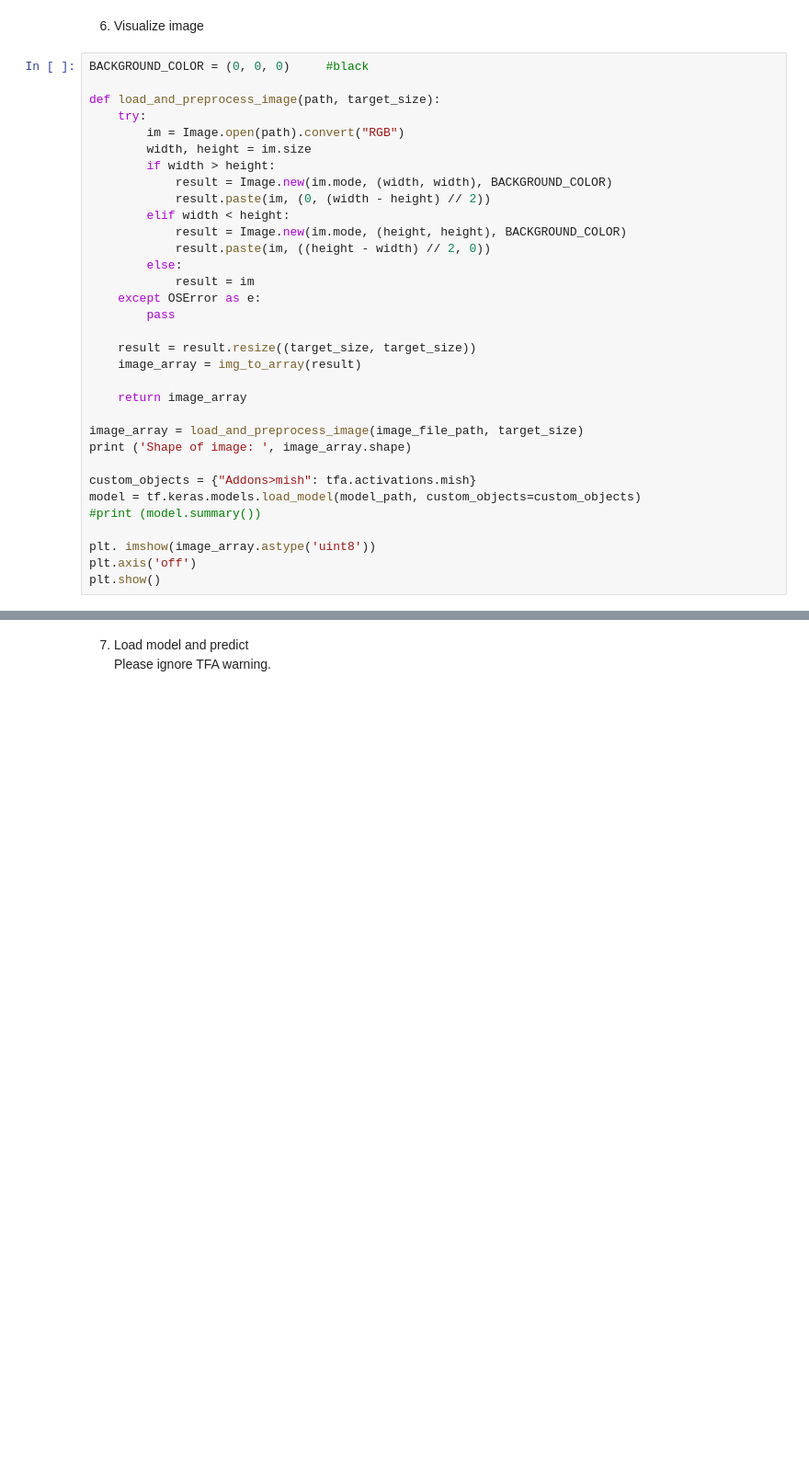
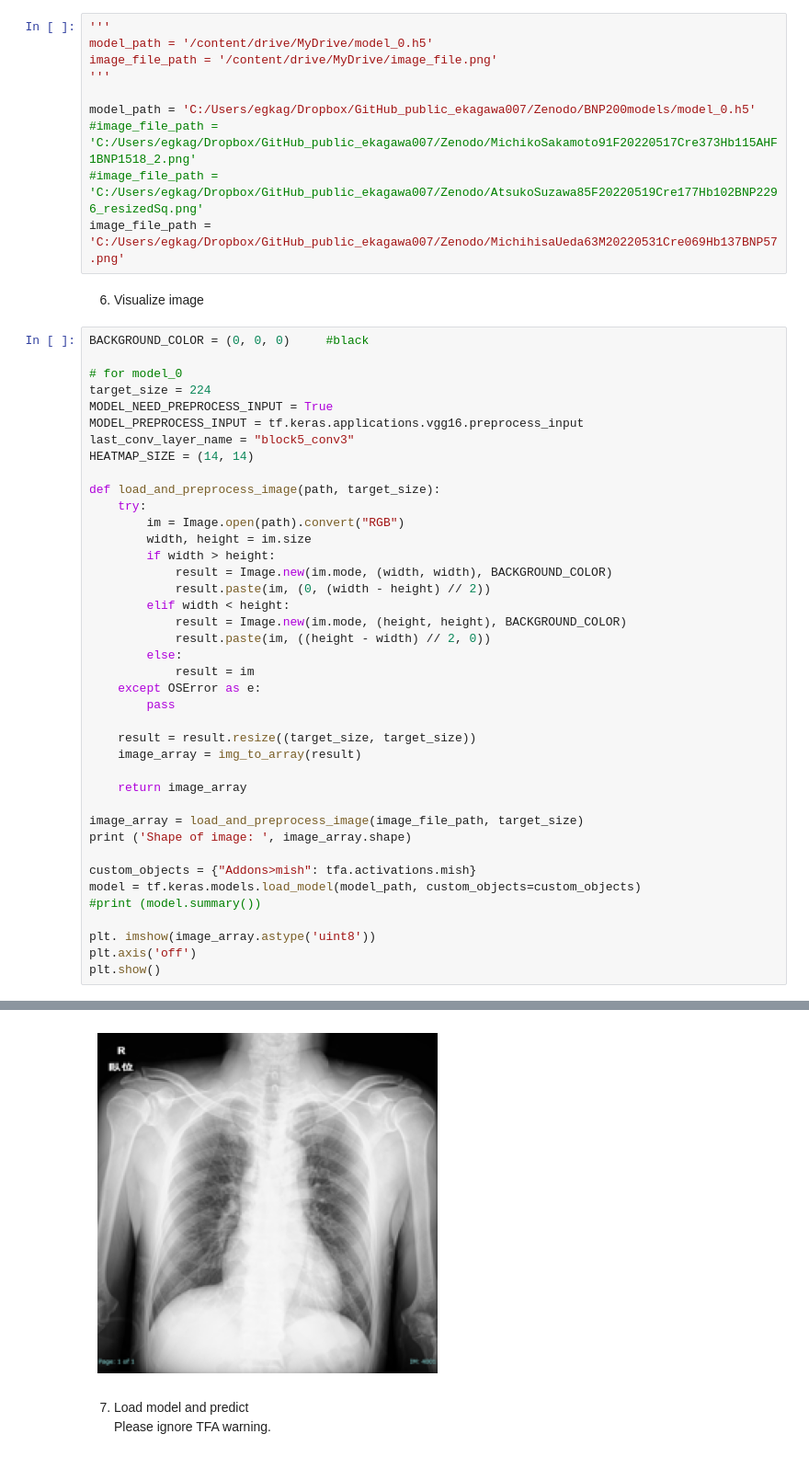
Before and after one commit to ekagawa007/chestxray_bnp_EHJ_IMP_2024, a Jupyter notebook: sample_code.ipynb, the cells around one changed output, grey strips where cells are left out. Shown at 92% size. Drawn from its saved outputs; the diff is of its cells as text; blank space fills up the shorter version.

```diff
--- a/sample_code.ipynb
+++ b/sample_code.ipynb
@@ -39,7 +36,24 @@ image_file_path = '/content/drive/MyDrive/image_file.png'
+# %%
+'''
+model_path = '/content/drive/MyDrive/model_0.h5'
+image_file_path = '/content/drive/MyDrive/image_file.png'
+'''
+
+model_path = 'C:/Users/egkag/Dropbox/GitHub_public_ekagawa007/Zenodo/BNP200models/model_0.h5'
+#image_file_path = 'C:/Users/egkag/Dropbox/GitHub_public_ekagawa007/Zenodo/MichikoSakamoto91F20220517Cre373Hb115AHF1BNP1518_2.png'
+#image_file_path = 'C:/Users/egkag/Dropbox/GitHub_public_ekagawa007/Zenodo/AtsukoSuzawa85F20220519Cre177Hb102BNP2296_resizedSq.png'
+image_file_path = 'C:/Users/egkag/Dropbox/GitHub_public_ekagawa007/Zenodo/MichihisaUeda63M20220531Cre069Hb137BNP57.png'
 # %% [markdown]
 6. Visualize image
 # %%
 BACKGROUND_COLOR = (0, 0, 0)     #black
+
+# for model_0
+target_size = 224
+MODEL_NEED_PREPROCESS_INPUT = True
+MODEL_PREPROCESS_INPUT = tf.keras.applications.vgg16.preprocess_input
+last_conv_layer_name = "block5_conv3"
+HEATMAP_SIZE = (14, 14)
 
 def load_and_preprocess_image(path, target_size):
     try:
@@ -71,3 +85,4 @@ model = tf.keras.models.load_model(model_path, custom_objects=custom_objects)
 plt. imshow(image_array.astype('uint8'))
 plt.axis('off')
 plt.show()
+# %% [output]
@@ -74,3 +90,4 @@ plt.show()
+[figure, added]
 # %% [markdown]
 7. Load model and predict<br>
 Please ignore TFA warning.
```
Also changed, not shown: parts of 7 cells of this notebook.
